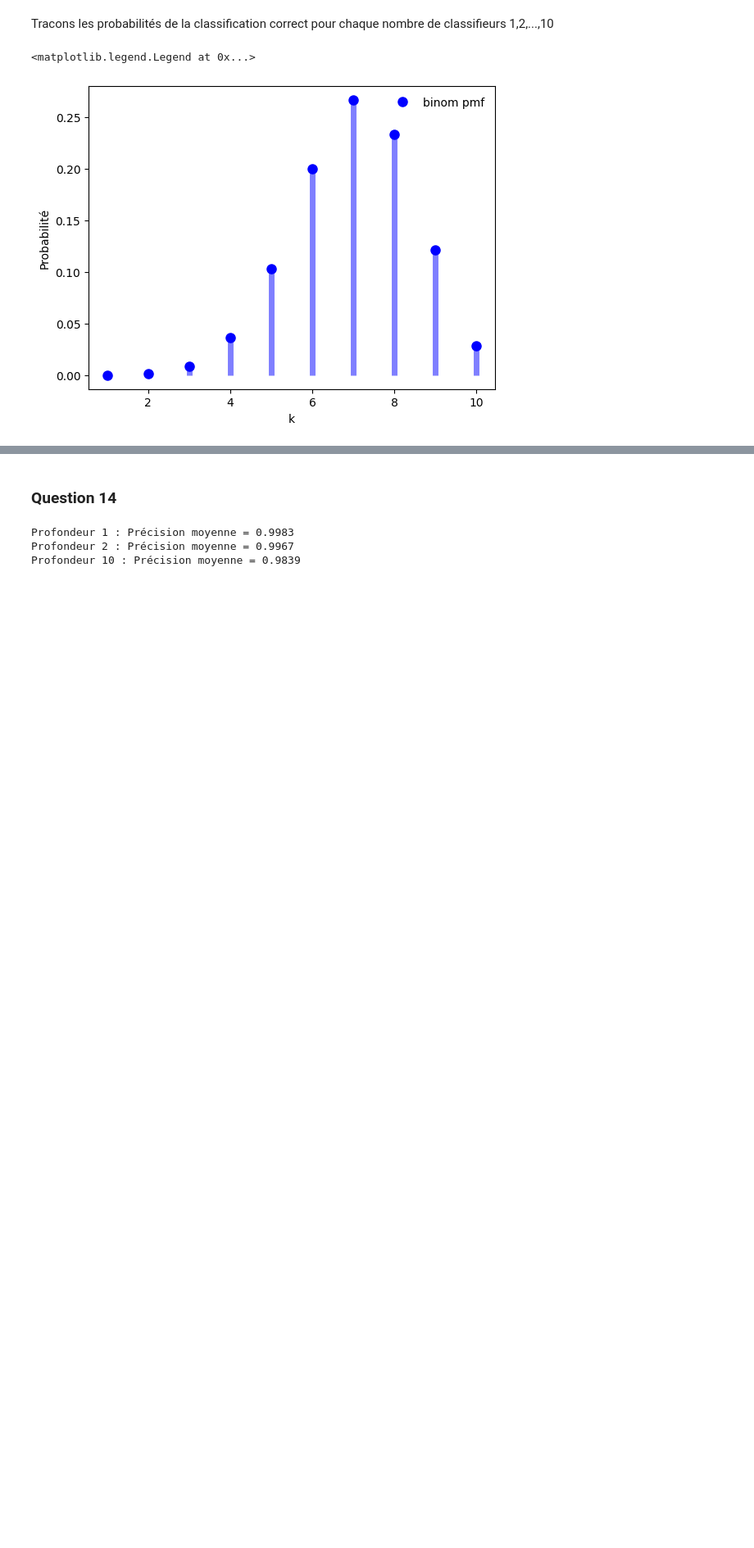
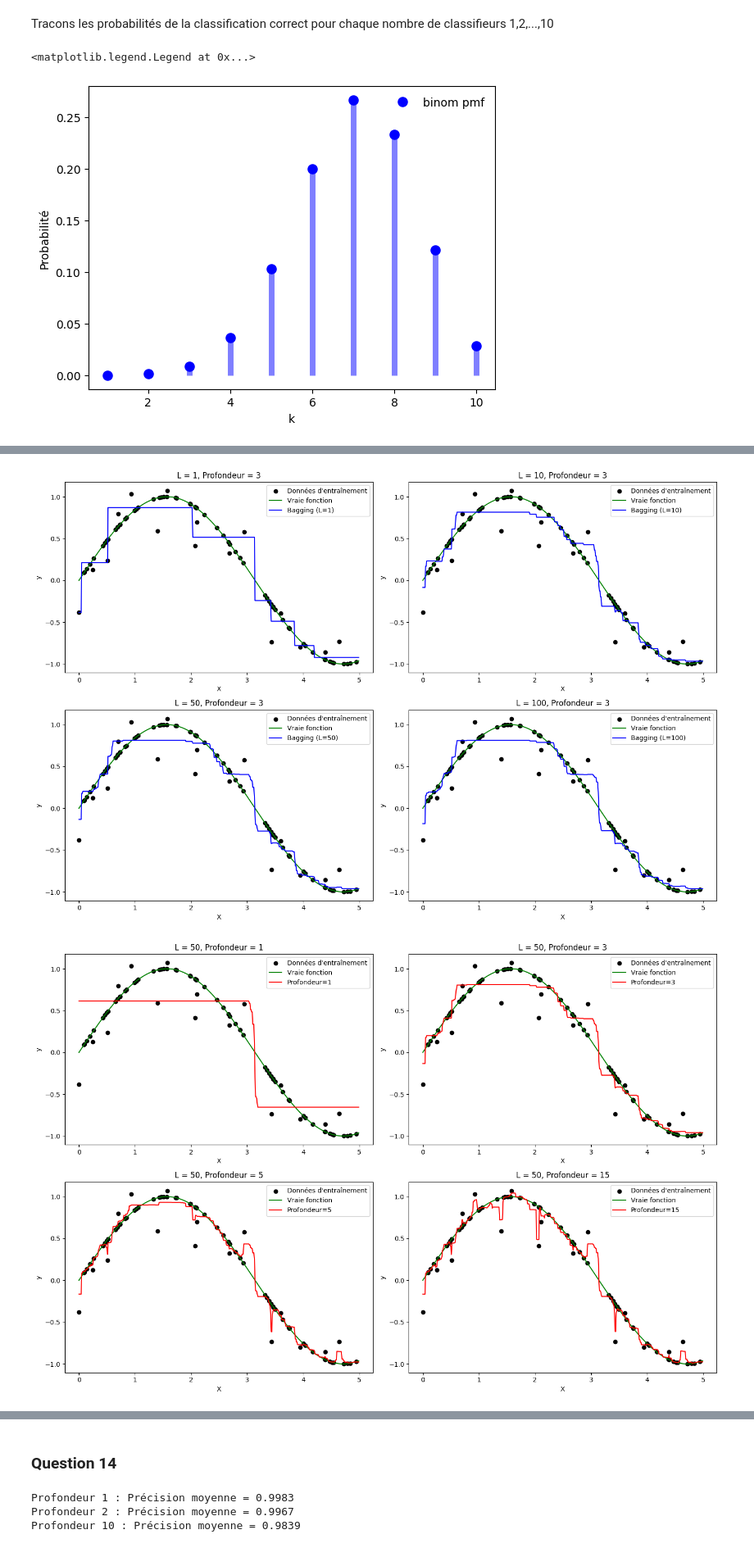
Before and after one commit to mbathe/tp_emsemble_learning, a Jupyter notebook: Mbathe_Paul_Practice_Lidao..ipynb, the cells around one changed output, grey strips where cells are left out. Shown at 82% size. Saved outputs shown, nothing was run; the diff lists cells and outputs as text; code cells hidden in the pictures; blank space fills up the shorter version.

```diff
--- a/Mbathe_Paul_Practice_Lidao..ipynb
+++ b/Mbathe_Paul_Practice_Lidao..ipynb
@@ -613,0 +96,52 @@ Ainsi, les deux classifieurs de Bayes sont identiques.
+# %%
+L_values = [1, 10, 50, 100]
+max_depth = 3
+
+plt.figure(figsize=(15, 10))
+for i, L in enumerate(L_values, 1):
+    bagging = BaggingRegressor(DecisionTreeRegressor(max_depth=max_depth, random_state=1),
+                               n_estimators=L,
+                               random_state=1
+                               )
+    bagging.fit(X, y)
+    y_pred = bagging.predict(X_test)
+
+    plt.subplot(2, 2, i)
+    plt.scatter(X, y, c="black", label="Données d'entraînement")
+    plt.plot(X_test, np.sin(X_test).ravel(),
+             label="Vraie fonction", color="green")
+    plt.plot(X_test, y_pred, label=f"Bagging (L={L})", color="blue")
+    plt.title(f"L = {L}, Profondeur = {max_depth}")
+    plt.xlabel("X")
+    plt.ylabel("y")
+    plt.legend()
+
+plt.tight_layout()
+plt.show()
+
+depth_values = [1, 3, 5, 15]
+L = 50
+
+plt.figure(figsize=(15, 10))
+for i, depth in enumerate(depth_values, 1):
+    bagging = BaggingRegressor(DecisionTreeRegressor(max_depth=depth, random_state=1),
+                               n_estimators=L,
+                               random_state=1
+                               )
+    bagging.fit(X, y)
+    y_pred = bagging.predict(X_test)
+
+    plt.subplot(2, 2, i)
+    plt.scatter(X, y, c="black", label="Données d'entraînement")
+    plt.plot(X_test, np.sin(X_test).ravel(),
+             label="Vraie fonction", color="green")
+    plt.plot(X_test, y_pred, label=f"Profondeur={depth}", color="red")
+    plt.title(f"L = {L}, Profondeur = {depth}")
+    plt.xlabel("X")
+    plt.ylabel("y")
+    plt.legend()
+plt.tight_layout()
+plt.show()
+# %% [output]
+[figure, added]
+[figure, added]
```
Also changed, not shown: parts of 54 cells of this notebook.
